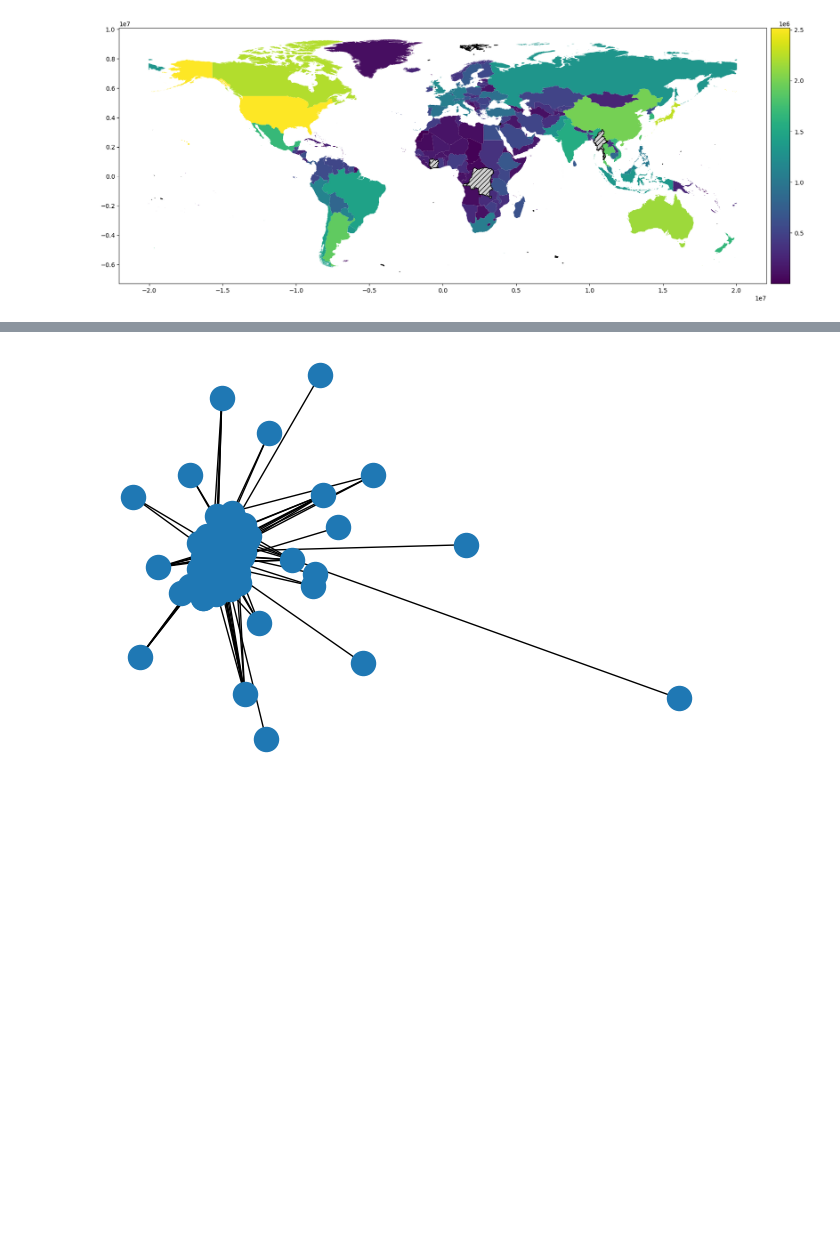
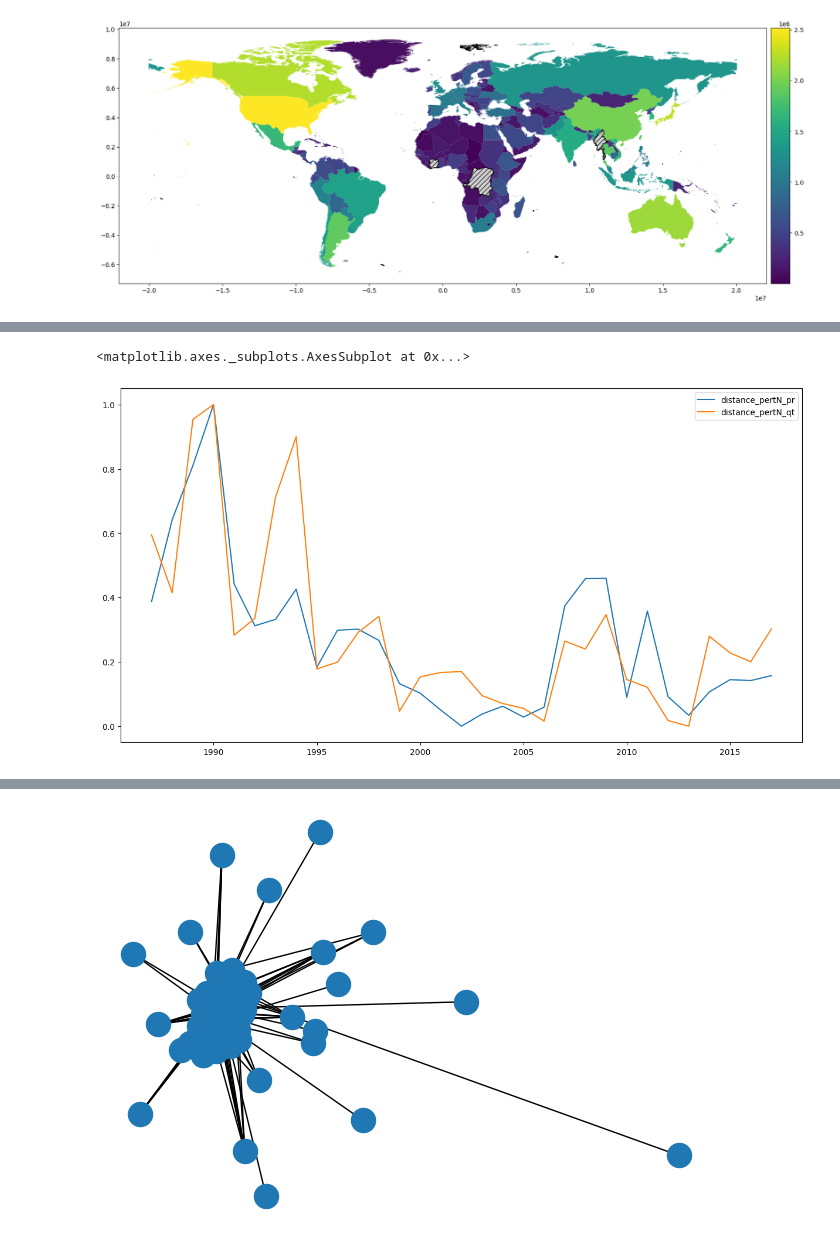
Before and after one commit to daranha/AOFFTN, a Jupyter notebook: normalization/dist_exp_normalization.ipynb, the cells around one changed output, grey strips where cells are left out. Cells and saved outputs as stored; diff of their text form; code cells hidden in the pictures; blank space fills up the shorter version.

```diff
--- a/normalization/dist_exp_normalization.ipynb
+++ b/normalization/dist_exp_normalization.ipynb
@@ -10,7 +10,7 @@ import matplotlib.pyplot as plt
 # import statsmodels.api as sm
 # import seaborn as sns
 import pandas as pd
-plt.rcParams['figure.dpi']=100
+plt.rcParams['figure.dpi']=150
 import geopandas as gpd
 # %%
 with open('../united_names_datasets/REAMDE.txt','r') as file:
@@ -227,0 +289,15 @@ world_meters.plot(column='sum',ax=ax,legend=True,cax=cax,missing_kwds=missing_kw
+# %%
+def norm_distance(x,case):
+    """Assumes x is a column pandas series (column of dataframe)"""
+
+    if case.lower()=='global':
+        # multiply x by factors between 0 and 1 that account for the distance each year
+        distances_exp=distances_YEI.groupby('Year')['distance'].sum()
+        norm_factor=distances_exp.min()
+        return x*norm_factor/distances_exp
+
+    elif case=='insert other normalization procedure':
+        pass
+
+def nrml(a):    # Normalize in [0,1]
+    return (a - a.min()) / (a.max() - a.min())
@@ -227,0 +361,26 @@ world_meters.plot(column='sum',ax=ax,legend=True,cax=cax,missing_kwds=missing_kw
+# %%
+for year in range(1987, 2018):  # take yearly mean of perturbation over Item list ...
+    glob_dict[year]['distance_PERTB_pr'] = pd.DataFrame(glob_dict[year]).transpose()['distance_pertb_pr'].mean()
+    glob_dict[year]['distance_PERTB_qt'] = pd.DataFrame(glob_dict[year]).transpose()['distance_pertb_qt'].mean()
+
+
+DF = pd.DataFrame(glob_dict).transpose()
+DF['distance_perturb_pr'] = nrml(DF['distance_PERTB_pr'])  # ... and Normalize them
+DF['distance_perturb_qt'] = nrml(DF['distance_PERTB_qt'])
+
+for year in range(1987, 2018):             # Add normalized perturbations values to global dictionary
+    glob_dict[year]['distance_pertN_pr'] = DF.loc[year]['distance_perturb_pr']
+    glob_dict[year]['distance_pertN_qt'] = DF.loc[year]['distance_perturb_qt']
+# %%
+dict_perts = {}    #   Create dictionary and DataFrame for perturbations
+for year in range(1987, 2018):
+    dict_perts[year] = {}
+    for x in ['distance_pertN_pr','distance_pertN_qt']:
+        dict_perts[year][x] = glob_dict[year][x]
+    for itm in items:
+        for y in ['distance_pertb_pr', 'distance_pertb_qt']:
+            dict_perts[year][itm+y[-3:]] = glob_dict[year][itm][y]
+
+
+dfperts = pd.DataFrame(dict_perts).transpose()
+dfperts
@@ -227,0 +406,5 @@ world_meters.plot(column='sum',ax=ax,legend=True,cax=cax,missing_kwds=missing_kw
+# %%
+dfperts.plot(y=[x for x in dfperts.columns if x[:len('distance')]=='distance'], figsize=(15, 8))
+# %% [output]
+<matplotlib.axes._subplots.AxesSubplot at 0x...>
+[figure, added]
```
Also changed, not shown: parts of 26 cells of this notebook, 5 other files.
